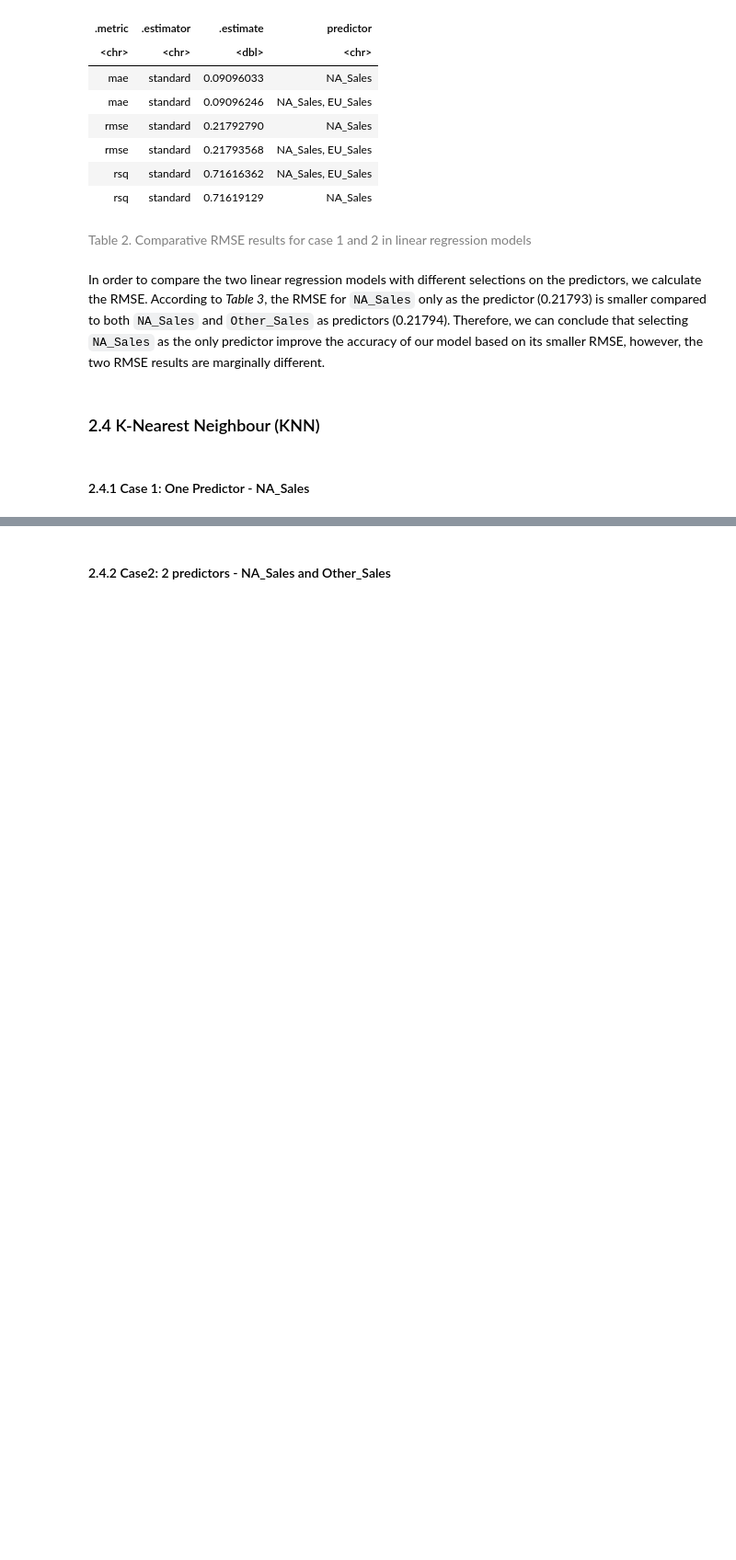
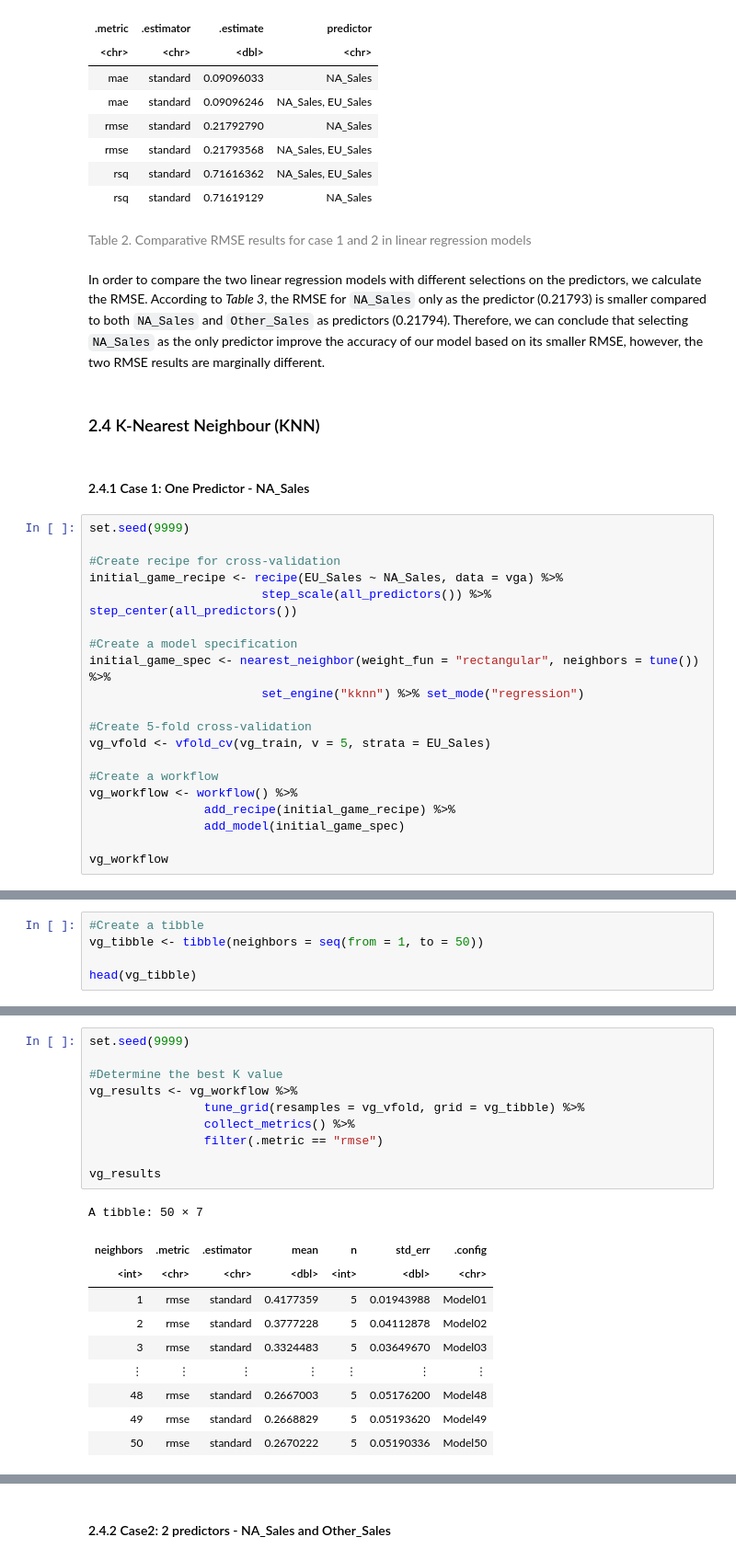
Before and after one commit to kristennli/DSCI100_project, a Jupyter notebook: Final Project Draft.ipynb, the cells around one changed output, grey strips where cells are left out. Shown at 92% size. Saved outputs shown, nothing was run; the diff lists cells and outputs as text; blank space fills up the shorter version.

```diff
--- a/Final Project Draft.ipynb
+++ b/Final Project Draft.ipynb
@@ -506,3 +506,23 @@ In order to compare the two linear regression models with different selections o
 ### 2.4 K-Nearest Neighbour (KNN)
 # %% [markdown]
 #### 2.4.1 Case 1: One Predictor - NA_Sales
+# %%
+set.seed(9999)
+
+#Create recipe for cross-validation
+initial_game_recipe <- recipe(EU_Sales ~ NA_Sales, data = vga) %>%
+                        step_scale(all_predictors()) %>% step_center(all_predictors())
+
+#Create a model specification
+initial_game_spec <- nearest_neighbor(weight_fun = "rectangular", neighbors = tune()) %>%
+                        set_engine("kknn") %>% set_mode("regression")
+
+#Create 5-fold cross-validation
+vg_vfold <- vfold_cv(vg_train, v = 5, strata = EU_Sales)
+
+#Create a workflow
+vg_workflow <- workflow() %>%
+                add_recipe(initial_game_recipe) %>%
+                add_model(initial_game_spec)
+
+vg_workflow
@@ -508,0 +548,5 @@ In order to compare the two linear regression models with different selections o
+# %%
+#Create a tibble
+vg_tibble <- tibble(neighbors = seq(from = 1, to = 50))
+
+head(vg_tibble)
@@ -508,0 +567,21 @@ In order to compare the two linear regression models with different selections o
+# %%
+set.seed(9999)
+
+#Determine the best K value
+vg_results <- vg_workflow %>%
+                tune_grid(resamples = vg_vfold, grid = vg_tibble) %>%
+                collect_metrics() %>%
+                filter(.metric == "rmse")
+
+vg_results
+# %% [output]
+A tibble: 50 × 7
+| neighbors | .metric | .estimator | mean | n | std_err | .config |
+| <int> | <chr> | <chr> | <dbl> | <int> | <dbl> | <chr> |
+| 1 | rmse | standard | 0.4177359 | 5 | 0.01943988 | Model01 |
+| 2 | rmse | standard | 0.3777228 | 5 | 0.04112878 | Model02 |
+| 3 | rmse | standard | 0.3324483 | 5 | 0.03649670 | Model03 |
+| ⋮ | ⋮ | ⋮ | ⋮ | ⋮ | ⋮ | ⋮ |
+| 48 | rmse | standard | 0.2667003 | 5 | 0.05176200 | Model48 |
+| 49 | rmse | standard | 0.2668829 | 5 | 0.05193620 | Model49 |
+| 50 | rmse | standard | 0.2670222 | 5 | 0.05190336 | Model50 |
```
Also changed, not shown: parts of 17 cells of this notebook.
